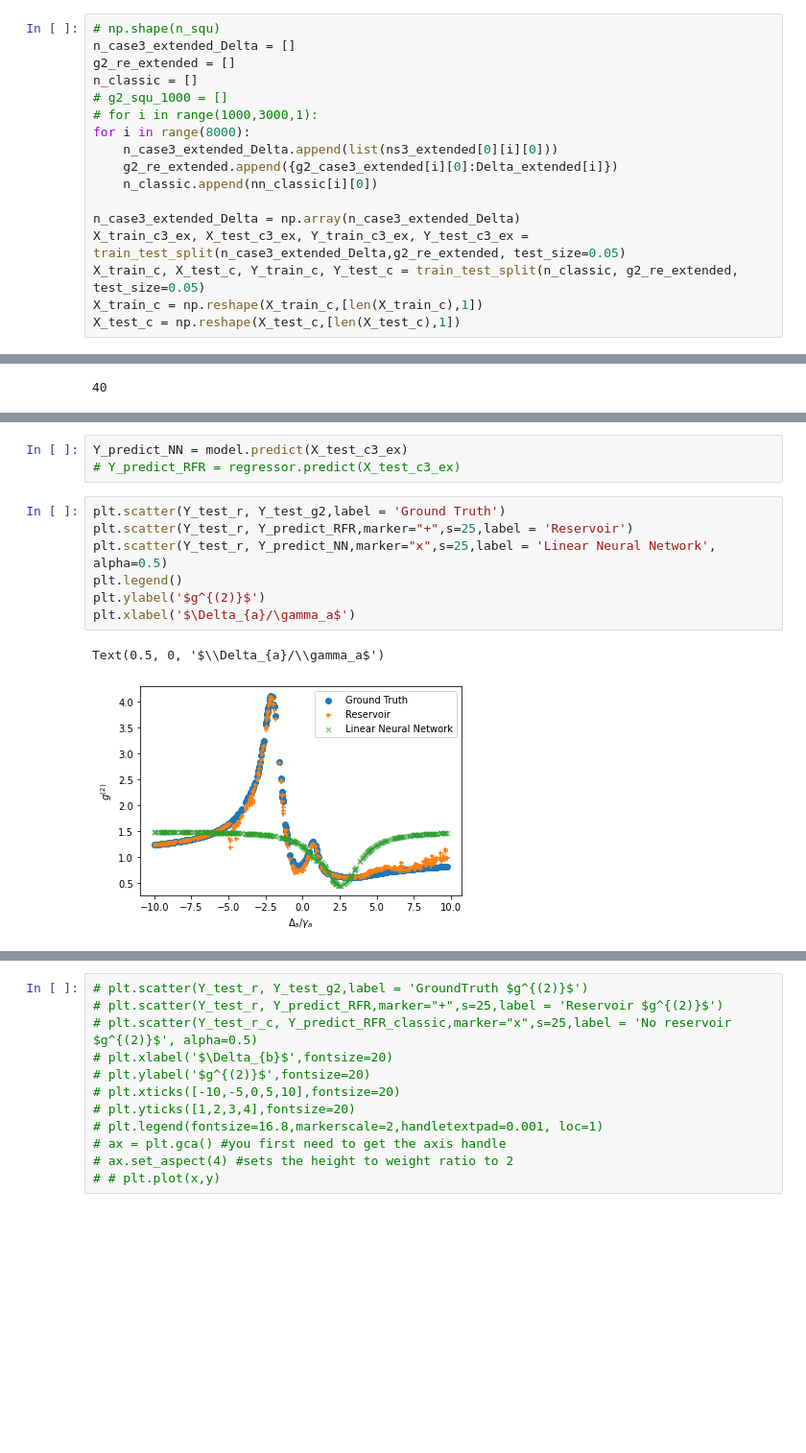
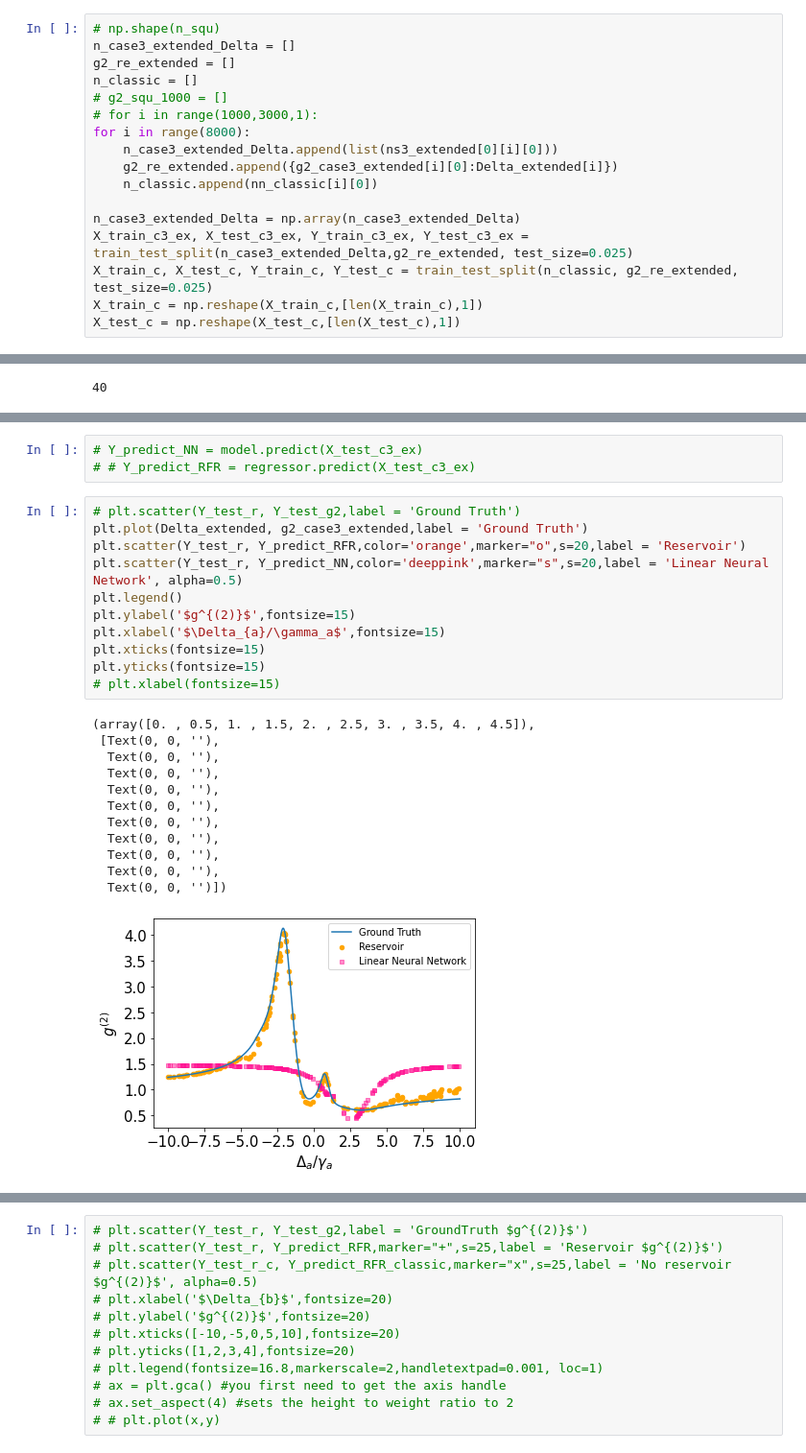
Before and after one commit to kdg930202/Polariton_neural_network, a Jupyter notebook: linear case.ipynb, the cells around one changed output, grey strips where cells are left out. Shown at 96% size. Drawn from its saved outputs; the diff is of its cells as text; blank space fills up the shorter version.

```diff
--- a/linear case.ipynb
+++ b/linear case.ipynb
@@ -119,7 +86,7 @@ for i in range(8000):
     n_classic.append(nn_classic[i][0])
 
 n_case3_extended_Delta = np.array(n_case3_extended_Delta)
-X_train_c3_ex, X_test_c3_ex, Y_train_c3_ex, Y_test_c3_ex = train_test_split(n_case3_extended_Delta,g2_re_extended, test_size=0.05)
-X_train_c, X_test_c, Y_train_c, Y_test_c = train_test_split(n_classic, g2_re_extended, test_size=0.05)
+X_train_c3_ex, X_test_c3_ex, Y_train_c3_ex, Y_test_c3_ex = train_test_split(n_case3_extended_Delta,g2_re_extended, test_size=0.025)
+X_train_c, X_test_c, Y_train_c, Y_test_c = train_test_split(n_classic, g2_re_extended, test_size=0.025)
 X_train_c = np.reshape(X_train_c,[len(X_train_c),1])
 X_test_c = np.reshape(X_test_c,[len(X_test_c),1])
@@ -308,14 +255,28 @@ Epoch 500/500
 <keras.callbacks.History at 0x...>
 # %%
-Y_predict_NN = model.predict(X_test_c3_ex)
-# Y_predict_RFR = regressor.predict(X_test_c3_ex)
+# Y_predict_NN = model.predict(X_test_c3_ex)
+# # Y_predict_RFR = regressor.predict(X_test_c3_ex)
 # %%
-plt.scatter(Y_test_r, Y_test_g2,label = 'Ground Truth')
-plt.scatter(Y_test_r, Y_predict_RFR,marker="+",s=25,label = 'Reservoir')
-plt.scatter(Y_test_r, Y_predict_NN,marker="x",s=25,label = 'Linear Neural Network', alpha=0.5)
+# plt.scatter(Y_test_r, Y_test_g2,label = 'Ground Truth')
+plt.plot(Delta_extended, g2_case3_extended,label = 'Ground Truth')
+plt.scatter(Y_test_r, Y_predict_RFR,color='orange',marker="o",s=20,label = 'Reservoir')
+plt.scatter(Y_test_r, Y_predict_NN,color='deeppink',marker="s",s=20,label = 'Linear Neural Network', alpha=0.5)
 plt.legend()
-plt.ylabel('$g^{(2)}$')
-plt.xlabel('$\Delta_{a}/\gamma_a$')
+plt.ylabel('$g^{(2)}$',fontsize=15)
+plt.xlabel('$\Delta_{a}/\gamma_a$',fontsize=15)
+plt.xticks(fontsize=15)
+plt.yticks(fontsize=15)
+# plt.xlabel(fontsize=15)
 # %% [output]
-Text(0.5, 0, '$\\Delta_{a}/\\gamma_a$')
+(array([0. , 0.5, 1. , 1.5, 2. , 2.5, 3. , 3.5, 4. , 4.5]),
+ [Text(0, 0, ''),
+  Text(0, 0, ''),
+  Text(0, 0, ''),
+  Text(0, 0, ''),
+  Text(0, 0, ''),
+  Text(0, 0, ''),
+  Text(0, 0, ''),
+  Text(0, 0, ''),
+  Text(0, 0, ''),
+  Text(0, 0, '')])
-[figure, old version]
+[figure, new version]
```
Also changed, not shown: parts of 15 cells of this notebook.
